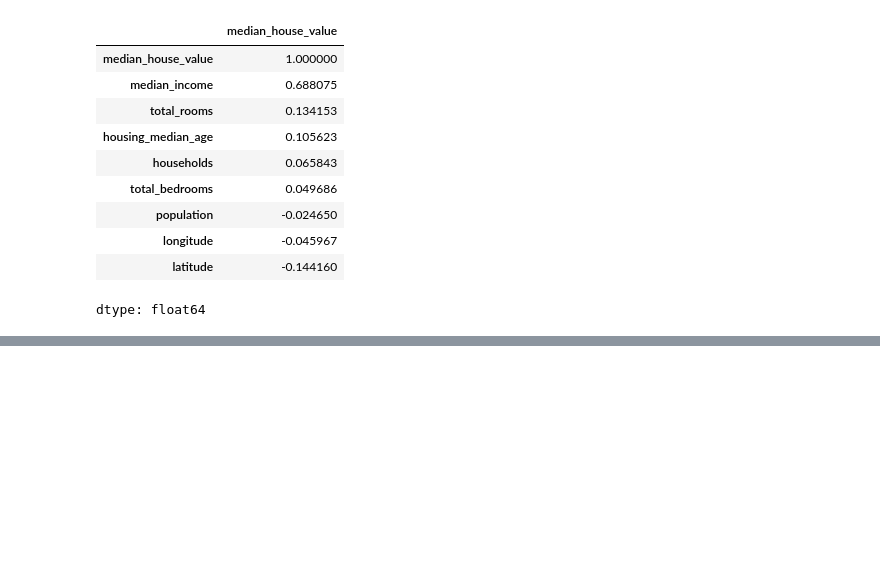
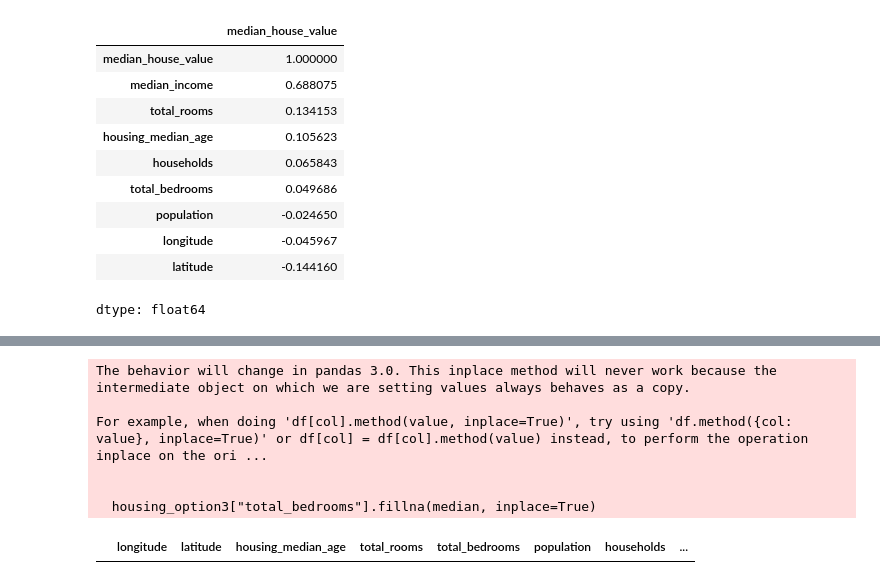
Before and after one commit to julialenc/california-housing-prediction, a Jupyter notebook: notebooks/housing_analysis.ipynb, the cells around one changed output, grey strips where cells are left out. Cells and saved outputs as stored; diff of their text form; code cells hidden in the pictures; blank space fills up the shorter version.

```diff
--- a/notebooks/housing_analysis.ipynb
+++ b/notebooks/housing_analysis.ipynb
@@ -467,0 +576,40 @@ dtype: float64
+# %%
+# Testing Option 3: Imputing missing values with median (RECOMMENDED for ML)
+
+# Step 1: Create a copy to test without modifying original data
+housing_option3 = housing.copy()
+# Independent copy for safe testing
+
+# Step 2: Calculate median from NON-NULL values in original data
+median = housing["total_bedrooms"].median()
+# Computes median ONLY from existing values (ignores NaN automatically)
+# Example: If median = 435.0, this becomes our "best guess" replacement
+
+# Step 3: Fill all NaN values with the calculated median
+housing_option3["total_bedrooms"].fillna(median, inplace=True)
+# .fillna() - Replaces NaN with specified value (median here)
+# inplace=True - Modifies housing_option3 directly
+
+# Step 4: View rows that HAD nulls (now they're filled!)
+housing_option3.loc[null_rows_idx].head()
+# Result: Shows SAME 5 rows, but "total_bedrooms" now has MEDIAN value
+# Example output:
+#      total_rooms  households  total_bedrooms  population
+# 290         2500         500           435.0        1200  <- Was NaN, now median!
+# 341         1800         300           435.0         900  <- Was NaN, now median!
+
+# Key advantages of Option 3:
+# ✓ Keeps ALL rows (unlike Option 1)
+# ✓ Keeps ALL columns (unlike Option 2)
+# ✓ Preserves data for ML model training
+# ✓ Median is robust to outliers (better than mean for housing data)
+
+# Why this is BEST: No data loss, minimal distortion, ML-friendly
+# %% [output]
+The behavior will change in pandas 3.0. This inplace method will never work because the intermediate object on which we are setting values always behaves as a copy.
+
+For example, when doing 'df[col].method(value, inplace=True)', try using 'df.method({col: value}, inplace=True)' or df[col] = df[col].method(value) instead, to perform the operation inplace on the ori ...
+
+
+  housing_option3["total_bedrooms"].fillna(median, inplace=True)
+|  | longitude | latitude | housing_median_age | total_rooms | total_bedrooms | population | households | ... |
```
Also changed, not shown: parts of 16 cells of this notebook.
